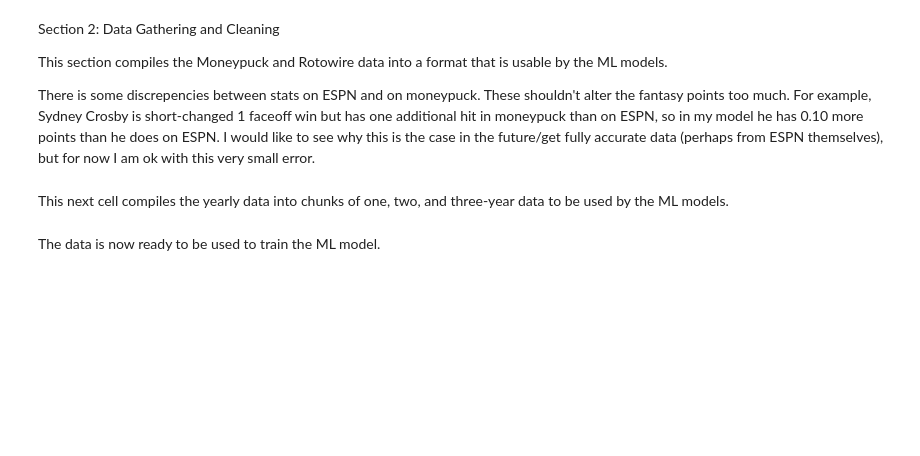
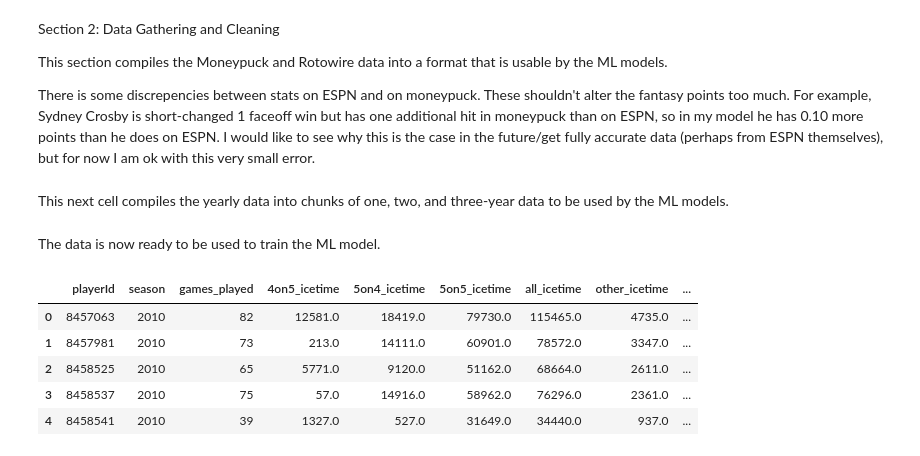
Before and after one commit to chrisberry888/FantasyHockeyAnalyzer, a Jupyter notebook: V2 Fantasy Hockey Analyzer.ipynb, the cells around one changed output. Saved outputs shown, nothing was run; the diff lists cells and outputs as text; code cells hidden in the pictures; blank space fills up the shorter version.

```diff
--- a/V2 Fantasy Hockey Analyzer.ipynb
+++ b/V2 Fantasy Hockey Analyzer.ipynb
@@ -88,4 +88,13 @@ number_of_one_year_neural_nets
 one_year_X, one_year_y = mx.separate_fantasy_points(ml_data_one_year)
 two_year_X, two_year_y = mx.separate_fantasy_points(ml_data_two_years)
 three_year_X, three_year_y = mx.separate_fantasy_points(ml_data_three_years)
+# %%
+one_year_X.head()
+# %% [output]
+|  | playerId | season | games_played | 4on5_icetime | 5on4_icetime | 5on5_icetime | all_icetime | other_icetime | ... |
+| 0 | 8457063 | 2010 | 82 | 12581.0 | 18419.0 | 79730.0 | 115465.0 | 4735.0 | ... |
+| 1 | 8457981 | 2010 | 73 | 213.0 | 14111.0 | 60901.0 | 78572.0 | 3347.0 | ... |
+| 2 | 8458525 | 2010 | 65 | 5771.0 | 9120.0 | 51162.0 | 68664.0 | 2611.0 | ... |
+| 3 | 8458537 | 2010 | 75 | 57.0 | 14916.0 | 58962.0 | 76296.0 | 2361.0 | ... |
+| 4 | 8458541 | 2010 | 39 | 1327.0 | 527.0 | 31649.0 | 34440.0 | 937.0 | ... |
 # %%
```
Also changed, not shown: parts of 9 cells of this notebook, 1 other file.
